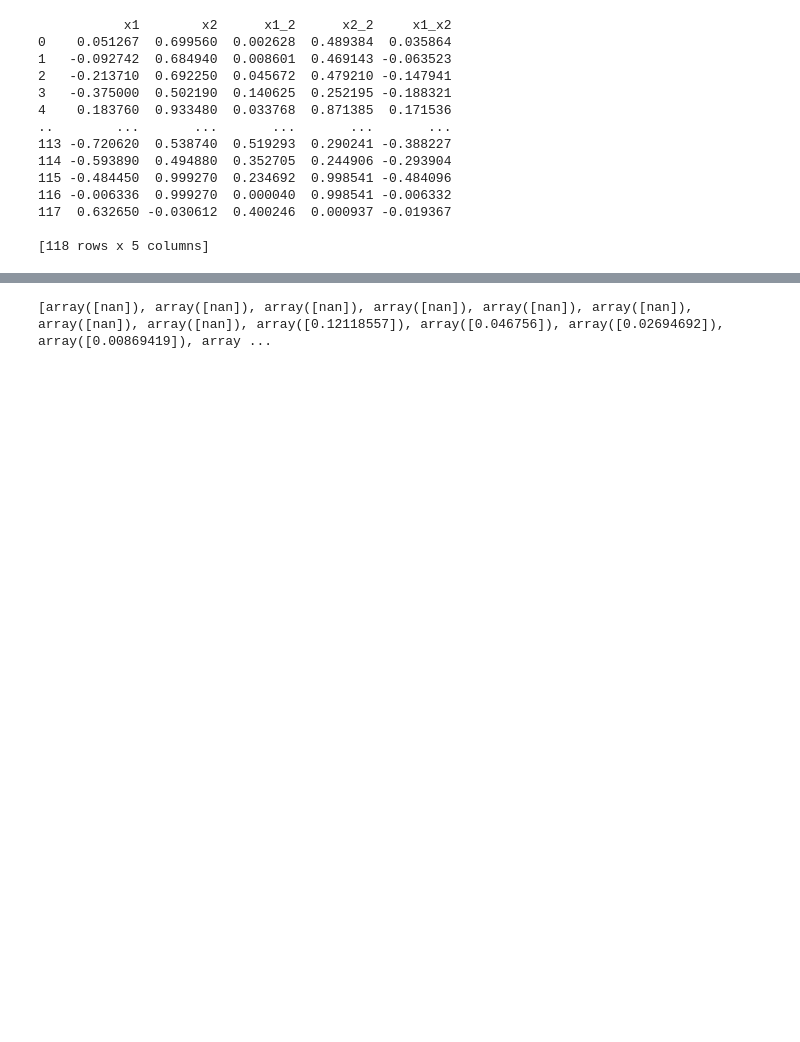
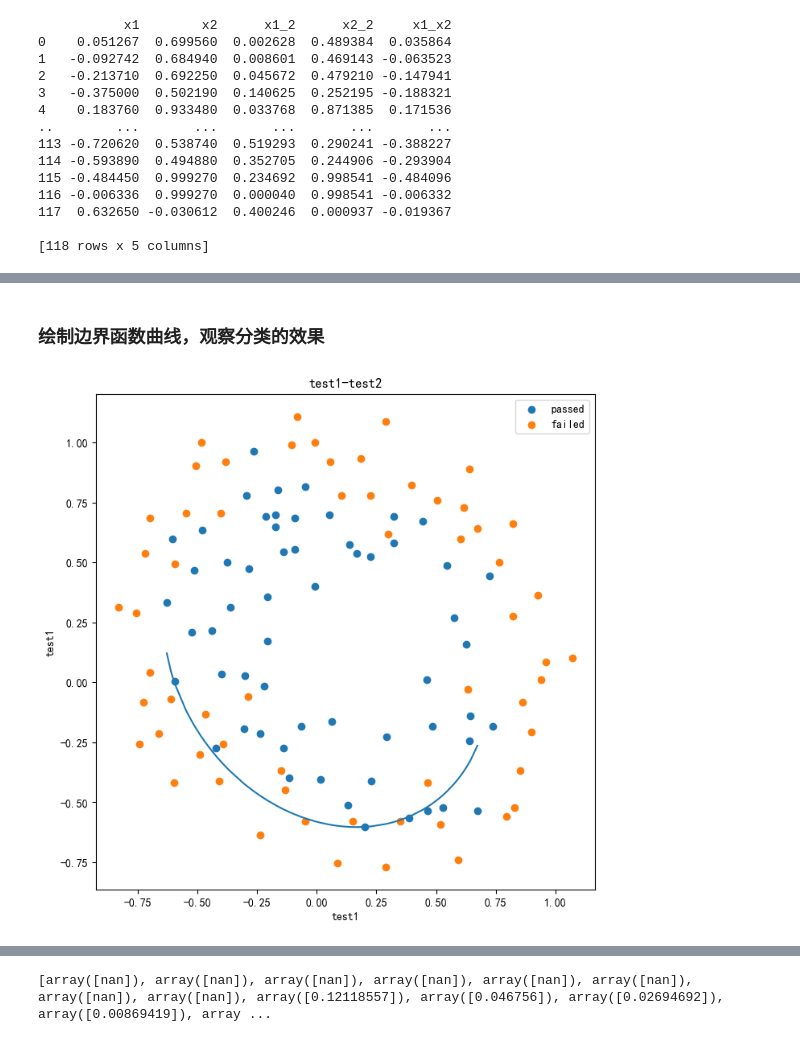
Before and after one commit to WuShangGao/ai_hands_on, a Jupyter notebook: logistic_regression/logistic_chip_test.ipynb, the cells around one changed output, grey strips where cells are left out. Cells and saved outputs as stored; diff of their text form; code cells hidden in the pictures; blank space fills up the shorter version.

```diff
--- a/logistic_regression/logistic_chip_test.ipynb
+++ b/logistic_regression/logistic_chip_test.ipynb
@@ -78,18 +135,21 @@ print(accuracy)
 # %%
 x1_new = x1.sort_values()
+
+
 theta0 = lr.intercept_
-theta1,theta2,theta3,theta4,theta5 = lr.coef_[0][0],lr.coef_[0][1],lr.coef_[0][2],lr.coef_[0][3],lr.coef_[0][4]
+theta1, theta2, theta3, theta4, theta5 = (
+    lr.coef_[0][0],
+    lr.coef_[0][1],
+    lr.coef_[0][2],
+    lr.coef_[0][3],
+    lr.coef_[0][4],
+)
+
 
 a = theta4
+
 b = theta5 * x1_new + theta2
+
 c = theta0 + theta1 * x1_new + theta3 * x1_new * x1_new
-x2_new_boundary = (-b + np.sqrt(b*b - 4*a*c))/(2*a)
-fig2 = plt.figure()
-passed = plt.scatter(data.loc[:, 'test1'][mask], data.loc[:, 'test2'][mask])
-failed = plt.scatter(data.loc[:, 'test1'][~mask], data.loc[:, 'test2'][~mask])
-plt.plot(x1_new, x2_new_boundary)
-plt.title('test1-test2')
-plt.xlabel('test1')
-plt.ylabel('test1')
-plt.legend((passed, failed), ('passed', 'failed'))
-plt.show()
+
+x2_new_boundary = (-b + np.sqrt(b * b - 4 * a * c)) / (2 * a)
@@ -97,0 +173,14 @@ plt.show()
+# %% [markdown]
+### 绘制边界函数曲线，观察分类的效果
+# %%
+fig2 = plt.figure(figsize=(8, 8))
+passed = plt.scatter(data.loc[:, "test1"][mask], data.loc[:, "test2"][mask])
+failed = plt.scatter(data.loc[:, "test1"][~mask], data.loc[:, "test2"][~mask])
+plt.plot(x1_new, x2_new_boundary)
+plt.title("test1-test2")
+plt.xlabel("test1")
+plt.ylabel("test1")
+plt.legend((passed, failed), ("passed", "failed"))
+plt.show()
+# %% [output]
+[figure, added]
```
Also changed, not shown: parts of 28 cells of this notebook.
